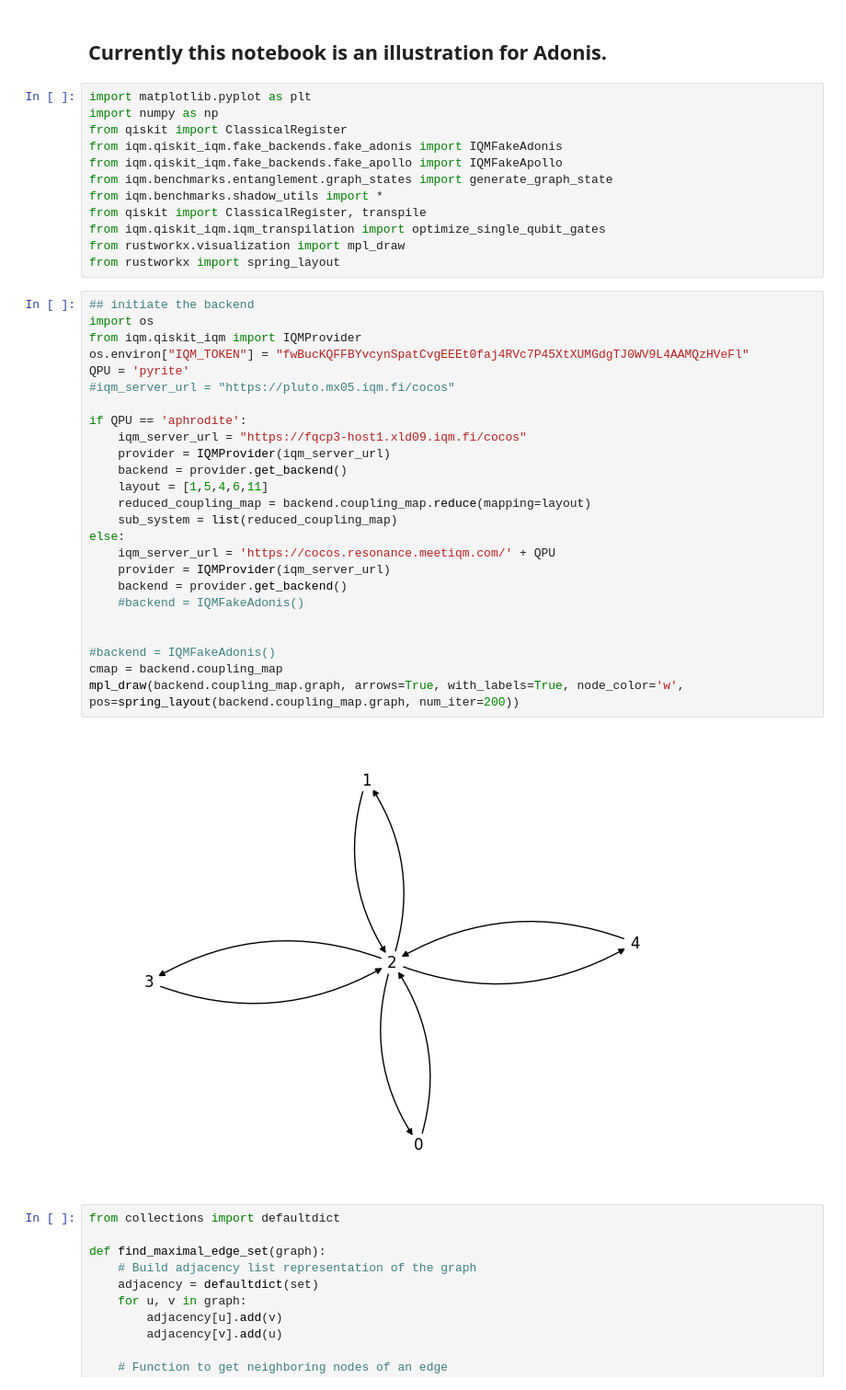
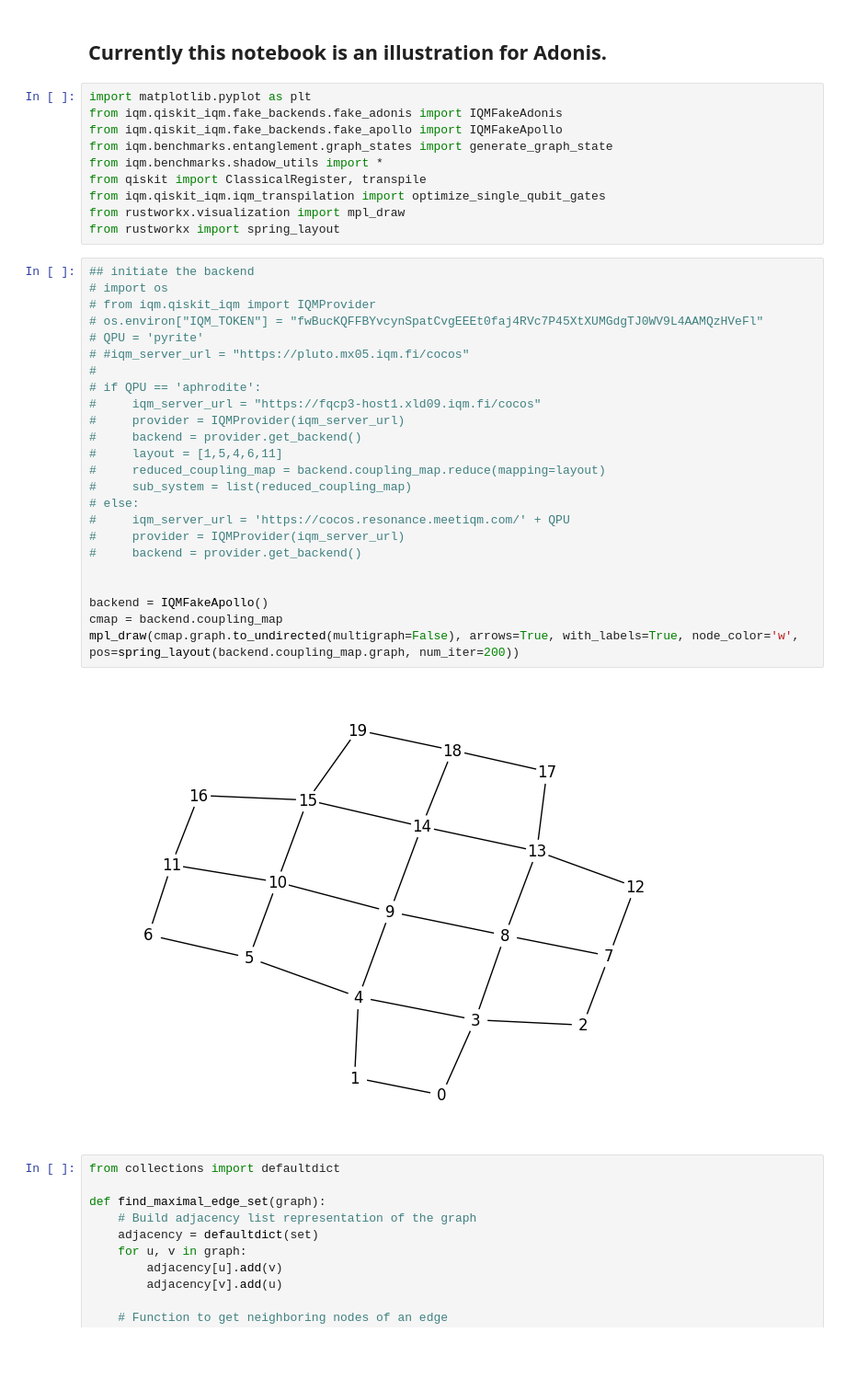
Before and after one commit to iqm-finland/iqm-benchmarks, a Jupyter notebook: examples/example_adonis_graph_state.ipynb, the cells around one changed output. Shown at 92% size. Saved outputs shown, nothing was run; the diff lists cells and outputs as text; blank space fills up the shorter version.

```diff
--- a/examples/example_adonis_graph_state.ipynb
+++ b/examples/example_adonis_graph_state.ipynb
@@ -2,8 +2,6 @@
 ## Currently this notebook is an illustration for Adonis.
 # %%
 import matplotlib.pyplot as plt
-import numpy as np
-from qiskit import ClassicalRegister
 from iqm.qiskit_iqm.fake_backends.fake_adonis import IQMFakeAdonis
 from iqm.qiskit_iqm.fake_backends.fake_apollo import IQMFakeApollo
 from iqm.benchmarks.entanglement.graph_states import generate_graph_state
@@ -14,31 +12,30 @@ from rustworkx.visualization import mpl_draw
 from rustworkx import spring_layout
 # %%
 ## initiate the backend
-import os
-from iqm.qiskit_iqm import IQMProvider
-os.environ["IQM_TOKEN"] = "fwBucKQFFBYvcynSpatCvgEEEt0faj4RVc7P45XtXUMGdgTJ0WV9L4AAMQzHVeFl"
-QPU = 'pyrite'
-#iqm_server_url = "https://pluto.mx05.iqm.fi/cocos"
-
-if QPU == 'aphrodite':
-    iqm_server_url = "https://fqcp3-host1.xld09.iqm.fi/cocos"
-    provider = IQMProvider(iqm_server_url)
-    backend = provider.get_backend()
-    layout = [1,5,4,6,11]
-    reduced_coupling_map = backend.coupling_map.reduce(mapping=layout)
-    sub_system = list(reduced_coupling_map)
-else:
-    iqm_server_url = 'https://cocos.resonance.meetiqm.com/' + QPU
-    provider = IQMProvider(iqm_server_url)
-    backend = provider.get_backend()
-    #backend = IQMFakeAdonis()
+# import os
+# from iqm.qiskit_iqm import IQMProvider
+# os.environ["IQM_TOKEN"] = "fwBucKQFFBYvcynSpatCvgEEEt0faj4RVc7P45XtXUMGdgTJ0WV9L4AAMQzHVeFl"
+# QPU = 'pyrite'
+# #iqm_server_url = "https://pluto.mx05.iqm.fi/cocos"
+#
+# if QPU == 'aphrodite':
+#     iqm_server_url = "https://fqcp3-host1.xld09.iqm.fi/cocos"
+#     provider = IQMProvider(iqm_server_url)
+#     backend = provider.get_backend()
+#     layout = [1,5,4,6,11]
+#     reduced_coupling_map = backend.coupling_map.reduce(mapping=layout)
+#     sub_system = list(reduced_coupling_map)
+# else:
+#     iqm_server_url = 'https://cocos.resonance.meetiqm.com/' + QPU
+#     provider = IQMProvider(iqm_server_url)
+#     backend = provider.get_backend()
 
 
-#backend = IQMFakeAdonis()
+backend = IQMFakeApollo()
 cmap = backend.coupling_map
-mpl_draw(backend.coupling_map.graph, arrows=True, with_labels=True, node_color='w', pos=spring_layout(backend.coupling_map.graph, num_iter=200))
+mpl_draw(cmap.graph.to_undirected(multigraph=False), arrows=True, with_labels=True, node_color='w', pos=spring_layout(backend.coupling_map.graph, num_iter=200))
 # %% [output]
-[figure, old version]
+[figure, new version]
 # %%
 from collections import defaultdict
 
```
Also changed, not shown: parts of 10 cells of this notebook, 2 other files.
